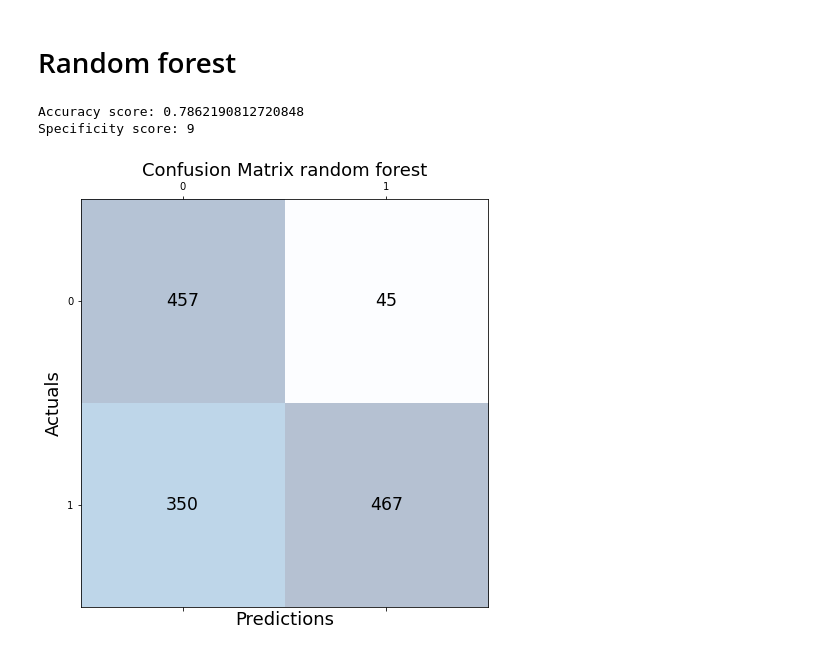
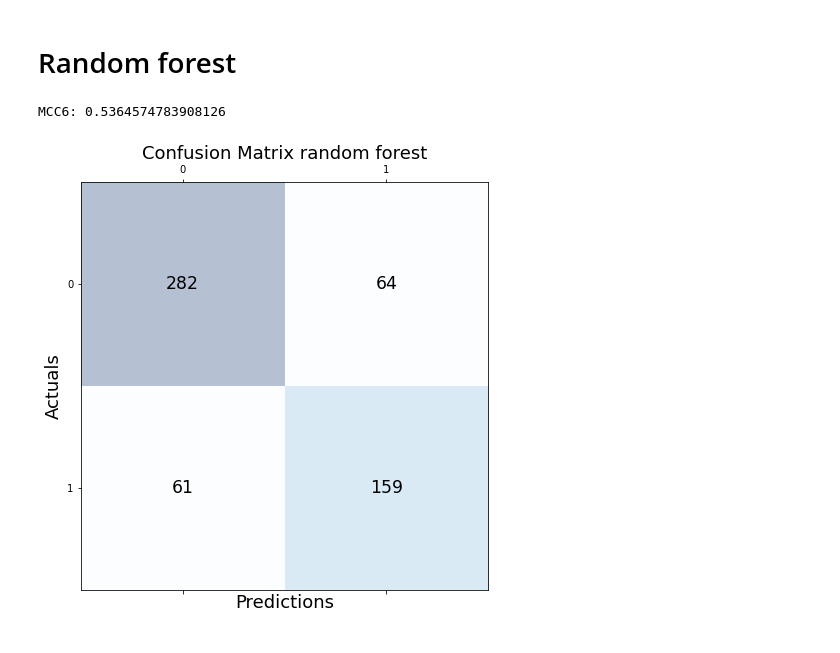
Before and after one commit to francescagiacco/ML-project-personality-and-drug-consumption, a Jupyter notebook: notebooks/second_modeling.ipynb, the cells around one changed output. Cells and saved outputs as stored; diff of their text form; code cells hidden in the pictures.

```diff
--- a/notebooks/second_modeling.ipynb
+++ b/notebooks/second_modeling.ipynb
@@ -71,17 +85,13 @@ Text(0.5, 1.0, 'Stimulants mutual information')
 # Logistic regression
 # %%
 #training
-model = LogisticRegression(random_state = 0)
+model = LogisticRegression(random_state = 0, max_iter=10000)
 model.fit(X_train, y_train)
 
 #prediction
 y_pred = model.predict(X_test)
-acc1 = accuracy_score(y_test, y_pred)
-print(f"Accuracy score: {acc1}")
-spec1=9
-
-#spec1 = specificity(y_test, y_pred) #not sure if it works!
-print(f"Specificity score: {spec1}")
+acc1 = matthews_corrcoef(y_test, y_pred)
+print(f"MCC score: {acc1}")
 
 cm1 = confusion_matrix(y_test, y_pred)
 
@@ -131,8 +142,8 @@ X_train
 # %%
 cv = KFold(n_splits=6, random_state=1, shuffle=True) # more than 6 --> overfit
 scores = cross_val_score(model, data.drop(columns = [ 'hall_add_aggr','stim_add_aggr', 'depr_add_aggr'], axis=1),
-                         data['stim_add_aggr'], scoring='accuracy', cv=cv, n_jobs=-1)
+                         data['stim_add_aggr'], scoring='f1', cv=cv, n_jobs=-1)
 
-# report performance
-print('Accuracy: %.3f (%.3f)' % (np.mean(scores), np.std(scores)))
+
+print('F1: %.3f (%.3f)' % (np.mean(scores), np.std(scores)))
 # %% [output]
@@ -148,10 +159,10 @@ for kern in ['linear', 'poly', 'rbf', 'sigmoid']: #try all different Kernel meth
     model = SVC(kernel = kern, random_state = 0)
     model.fit(X_train, y_train)
     y_pred = model.predict(X_test)
-    acc2 = accuracy_score(y_test, y_pred)
-    print(f"Accuracy of kernel {kern} is: {acc2}")
+    MCC = matthews_corrcoef(y_test, y_pred)
+    print(f"MCC {kern} is: {MCC}")
     #spec1 = specificity(y_test, y_pred)
-    print(f"Specificity score: {spec1}") #not sure it is correct
+    #print(f"Specificity score: {spec1}") #not sure it is correct
     cm1 = confusion_matrix(y_test, y_pred)
     fig, ax = plt.subplots(figsize=(7.5, 7.5))
     ax.matshow(cm1, cmap=plt.cm.Blues, alpha=0.3)
@@ -166,10 +177,10 @@ for kern in ['linear', 'poly', 'rbf', 'sigmoid']: #try all different Kernel meth
 
     cv = KFold(n_splits=5, random_state=1, shuffle=True) # more than 6 --> overfit
     scores = cross_val_score(model, data.drop(columns = [ 'hall_add_aggr','stim_add_aggr', 'depr_add_aggr'], axis=1),
-                         data['stim_add_aggr'], scoring='accuracy', cv=cv, n_jobs=-1)
+                         data['stim_add_aggr'], scoring='f1', cv=cv, n_jobs=-1)
 
     # report performance
-    print('Accuracy K-Fold: %.3f (%.3f)' % (np.mean(scores), np.std(scores)))
+    print('F1 K-Fold: %.3f (%.3f)' % (np.mean(scores), np.std(scores)))
     print('\n')
 # %% [output]
 SVM method: linear
@@ -315,6 +334,10 @@ from sklearn.ensemble import RandomForestRegressor
 X_train, X_test, y_train, y_test = train_test_split(data.drop(columns = [ 'hall_add_aggr','stim_add_aggr', 'depr_add_aggr'], axis=1),
                                                     data['stim_add_aggr'], test_size=0.3, random_state=0)
 
+oversample = SMOTE()
+X_train, y_train = oversample.fit_resample(X_train, y_train)
+#y_train.value_counts()
+
 rf = RandomForestRegressor(n_estimators = 1000, random_state = 42)
 rf.fit(X_train, y_train)
 
@@ -322,25 +345,23 @@ y_pred_cont = rf.predict(X_test)
 
 y_pred = [1 if i>0.5 else 0 for i in y_pred_cont] #convert to discrete variable 0.6 get the best acuracy
 # %%
-acc = accuracy_score(y_test, y_pred)
-print(f"Accuracy score: {acc}")
+MCC6 = matthews_corrcoef(y_test, y_pred)
+print(f"MCC6: {MCC6}")
 spec1=9
-#spec1 = specificity(y_test, y_pred) #not sure if it works!
-print(f"Specificity score: {spec1}")
 
-cm1 = confusion_matrix(y_pred_train, y_train)
+
+cm1 = confusion_matrix(y_pred, y_test)
 
 fig, ax = plt.subplots(figsize=(7.5, 7.5))
 ax.matshow(cm1, cmap=plt.cm.Blues, alpha=0.3)
 for i in range(cm1.shape[0]):
     for j in range(cm1.shape[1]):
         ax.text(x=j, y=i,s=cm1[i, j], va='center', ha='center', size='xx-large')
 
 plt.xlabel('Predictions', fontsize=18)
 plt.ylabel('Actuals', fontsize=18)
 plt.title('Confusion Matrix random forest', fontsize=18)
 plt.show()
 # %% [output]
-Accuracy score: 0.7862190812720848
-Specificity score: 9
+MCC6: 0.5364574783908126
-[figure, old version]
+[figure, new version]
```
Also changed, not shown: parts of 14 cells of this notebook, 1 other file.
